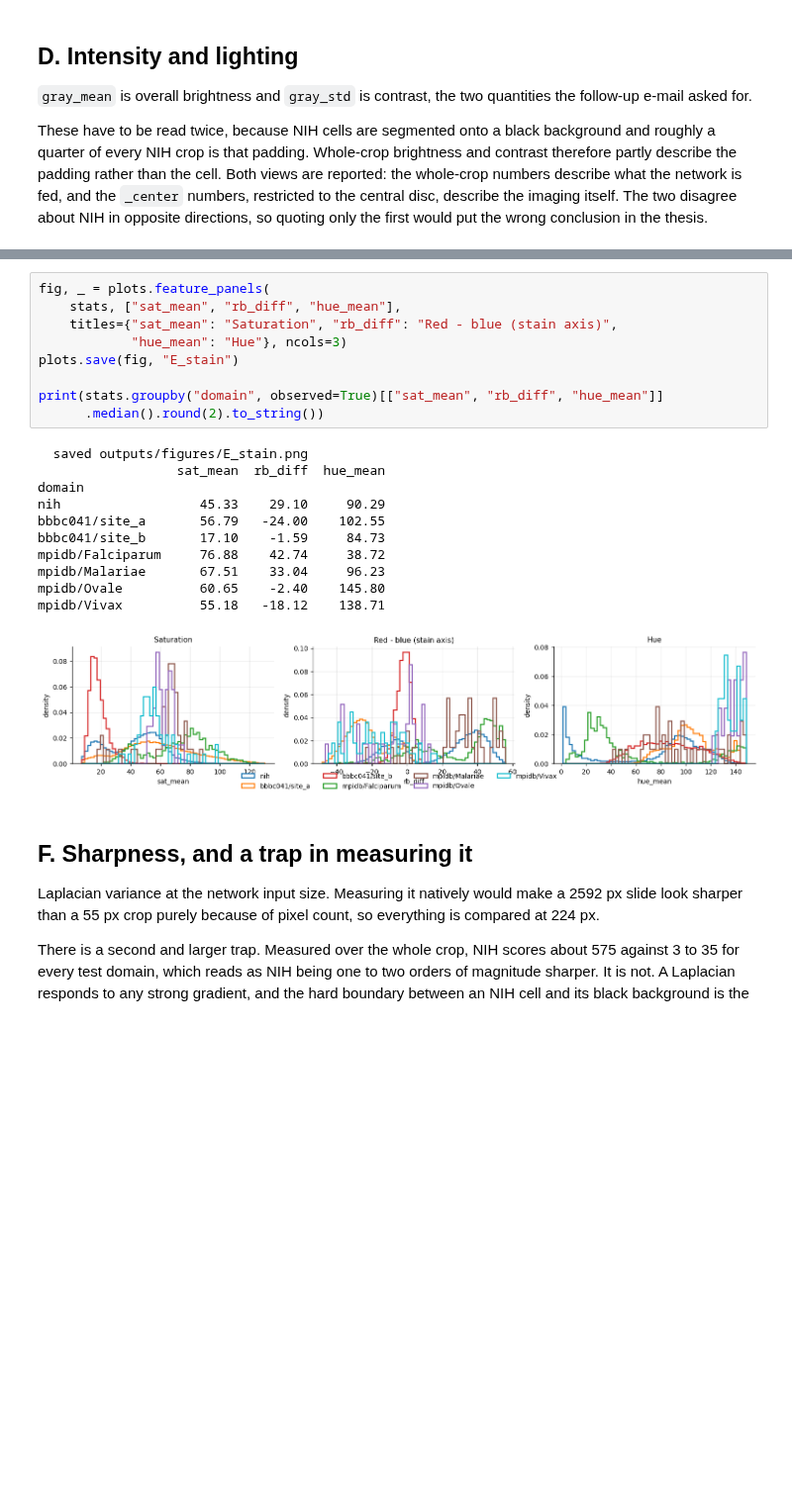
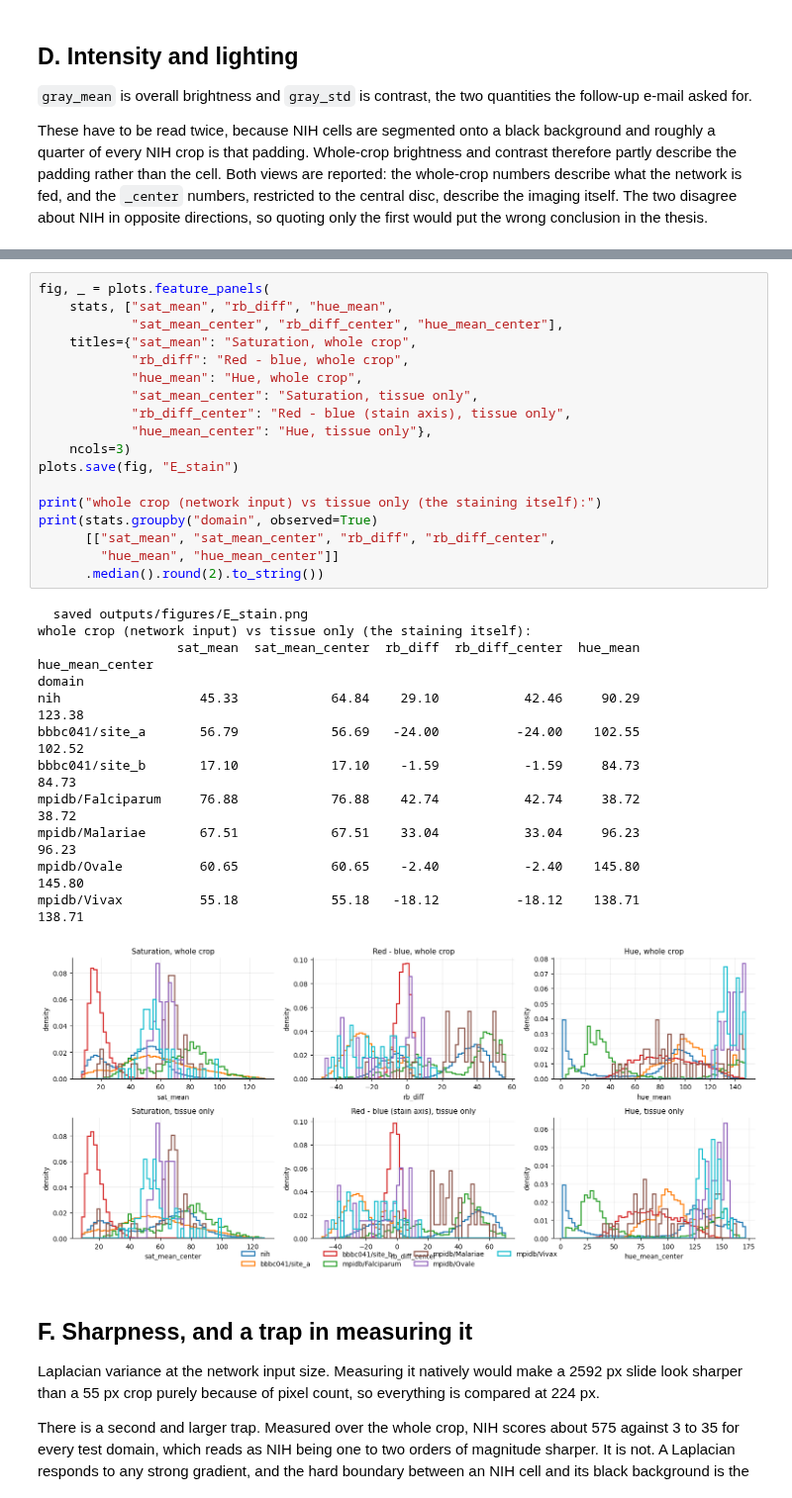
Before and after one commit to noahtjonsk/malaria-cross-dataset, a Jupyter notebook: outputs/01_eda_run.ipynb, the cells around one changed output, grey strips where cells are left out. Shown at 99% size. Cells and saved outputs as stored; diff of their text form; blank space fills up the shorter version.

```diff
--- a/outputs/01_eda_run.ipynb
+++ b/outputs/01_eda_run.ipynb
@@ -557,24 +572,34 @@ of the capture device.
 # %%
 fig, _ = plots.feature_panels(
-    stats, ["sat_mean", "rb_diff", "hue_mean"],
-    titles={"sat_mean": "Saturation", "rb_diff": "Red - blue (stain axis)",
-            "hue_mean": "Hue"}, ncols=3)
+    stats, ["sat_mean", "rb_diff", "hue_mean",
+            "sat_mean_center", "rb_diff_center", "hue_mean_center"],
+    titles={"sat_mean": "Saturation, whole crop",
+            "rb_diff": "Red - blue, whole crop",
+            "hue_mean": "Hue, whole crop",
+            "sat_mean_center": "Saturation, tissue only",
+            "rb_diff_center": "Red - blue (stain axis), tissue only",
+            "hue_mean_center": "Hue, tissue only"},
+    ncols=3)
 plots.save(fig, "E_stain")
 
-print(stats.groupby("domain", observed=True)[["sat_mean", "rb_diff", "hue_mean"]]
+print("whole crop (network input) vs tissue only (the staining itself):")
+print(stats.groupby("domain", observed=True)
+      [["sat_mean", "sat_mean_center", "rb_diff", "rb_diff_center",
+        "hue_mean", "hue_mean_center"]]
       .median().round(2).to_string())
 # %% [output]
   saved outputs/figures/E_stain.png
-                  sat_mean  rb_diff  hue_mean
+whole crop (network input) vs tissue only (the staining itself):
+                  sat_mean  sat_mean_center  rb_diff  rb_diff_center  hue_mean  hue_mean_center
 domain
-nih                  45.33    29.10     90.29
-bbbc041/site_a       56.79   -24.00    102.55
-bbbc041/site_b       17.10    -1.59     84.73
-mpidb/Falciparum     76.88    42.74     38.72
-mpidb/Malariae       67.51    33.04     96.23
-mpidb/Ovale          60.65    -2.40    145.80
-mpidb/Vivax          55.18   -18.12    138.71
+nih                  45.33            64.84    29.10           42.46     90.29           123.38
+bbbc041/site_a       56.79            56.69   -24.00          -24.00    102.55           102.52
+bbbc041/site_b       17.10            17.10    -1.59           -1.59     84.73            84.73
+mpidb/Falciparum     76.88            76.88    42.74           42.74     38.72            38.72
+mpidb/Malariae       67.51            67.51    33.04           33.04     96.23            96.23
+mpidb/Ovale          60.65            60.65    -2.40           -2.40    145.80           145.80
+mpidb/Vivax          55.18            55.18   -18.12          -18.12    138.71           138.71
-[figure, old version]
+[figure, new version]
 # %% [markdown]
 ## F. Sharpness, and a trap in measuring it
 
```
Also changed, not shown: parts of 22 cells of this notebook, 16 other files.
